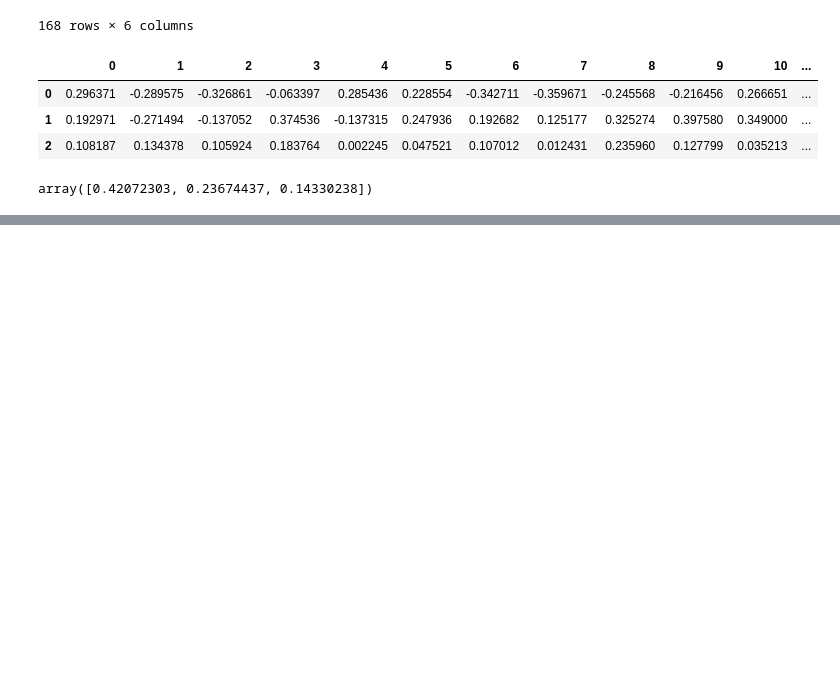
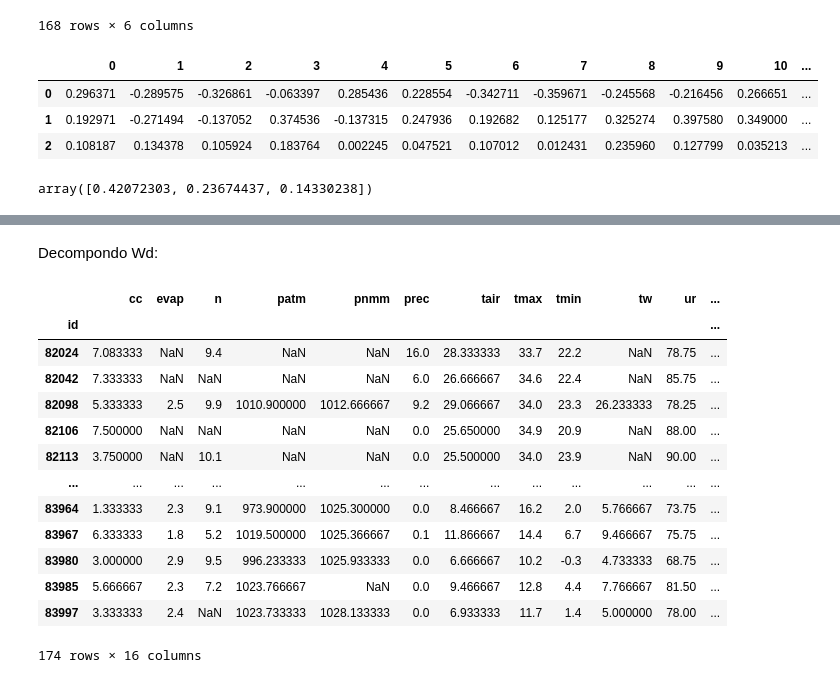
Before and after one commit to andrefellipe/ccd, a Jupyter notebook: baseline.ipynb, the cells around one changed output, grey strips where cells are left out. Cells and saved outputs as stored; diff of their text form; code cells hidden in the pictures; blank space fills up the shorter version.

```diff
--- a/baseline.ipynb
+++ b/baseline.ipynb
@@ -540,0 +558,25 @@ plt.scatter(pca_values[0],pca_values[1],)
+# %%
+X = X.loc['08-19']
+# %% [markdown]
+Decompondo Wd:
+# %%
+X['wd'] = X['wd'].multiply(np.pi/180)
+X['wd_cos'] = X['wd'].apply(np.cos)
+X['wd_sin'] = X['wd'].apply(np.sin)
+X = X.drop('wd',axis=1)
+X
+# %% [output]
+|  | cc | evap | n | patm | pnmm | prec | tair | tmax | tmin | tw | ur | ... |
+| id |  |  |  |  |  |  |  |  |  |  |  | ... |
+| 82024 | 7.083333 | NaN | 9.4 | NaN | NaN | 16.0 | 28.333333 | 33.7 | 22.2 | NaN | 78.75 | ... |
+| 82042 | 7.333333 | NaN | NaN | NaN | NaN | 6.0 | 26.666667 | 34.6 | 22.4 | NaN | 85.75 | ... |
+| 82098 | 5.333333 | 2.5 | 9.9 | 1010.900000 | 1012.666667 | 9.2 | 29.066667 | 34.0 | 23.3 | 26.233333 | 78.25 | ... |
+| 82106 | 7.500000 | NaN | NaN | NaN | NaN | 0.0 | 25.650000 | 34.9 | 20.9 | NaN | 88.00 | ... |
+| 82113 | 3.750000 | NaN | 10.1 | NaN | NaN | 0.0 | 25.500000 | 34.0 | 23.9 | NaN | 90.00 | ... |
+| ... | ... | ... | ... | ... | ... | ... | ... | ... | ... | ... | ... | ... |
+| 83964 | 1.333333 | 2.3 | 9.1 | 973.900000 | 1025.300000 | 0.0 | 8.466667 | 16.2 | 2.0 | 5.766667 | 73.75 | ... |
+| 83967 | 6.333333 | 1.8 | 5.2 | 1019.500000 | 1025.366667 | 0.1 | 11.866667 | 14.4 | 6.7 | 9.466667 | 75.75 | ... |
+| 83980 | 3.000000 | 2.9 | 9.5 | 996.233333 | 1025.933333 | 0.0 | 6.666667 | 10.2 | -0.3 | 4.733333 | 68.75 | ... |
+| 83985 | 5.666667 | 2.3 | 7.2 | 1023.766667 | NaN | 0.0 | 9.466667 | 12.8 | 4.4 | 7.766667 | 81.50 | ... |
+| 83997 | 3.333333 | 2.4 | NaN | 1023.733333 | 1028.133333 | 0.0 | 6.933333 | 11.7 | 1.4 | 5.000000 | 78.00 | ... |
+174 rows × 16 columns
```
Also changed, not shown: parts of 11 cells of this notebook.
